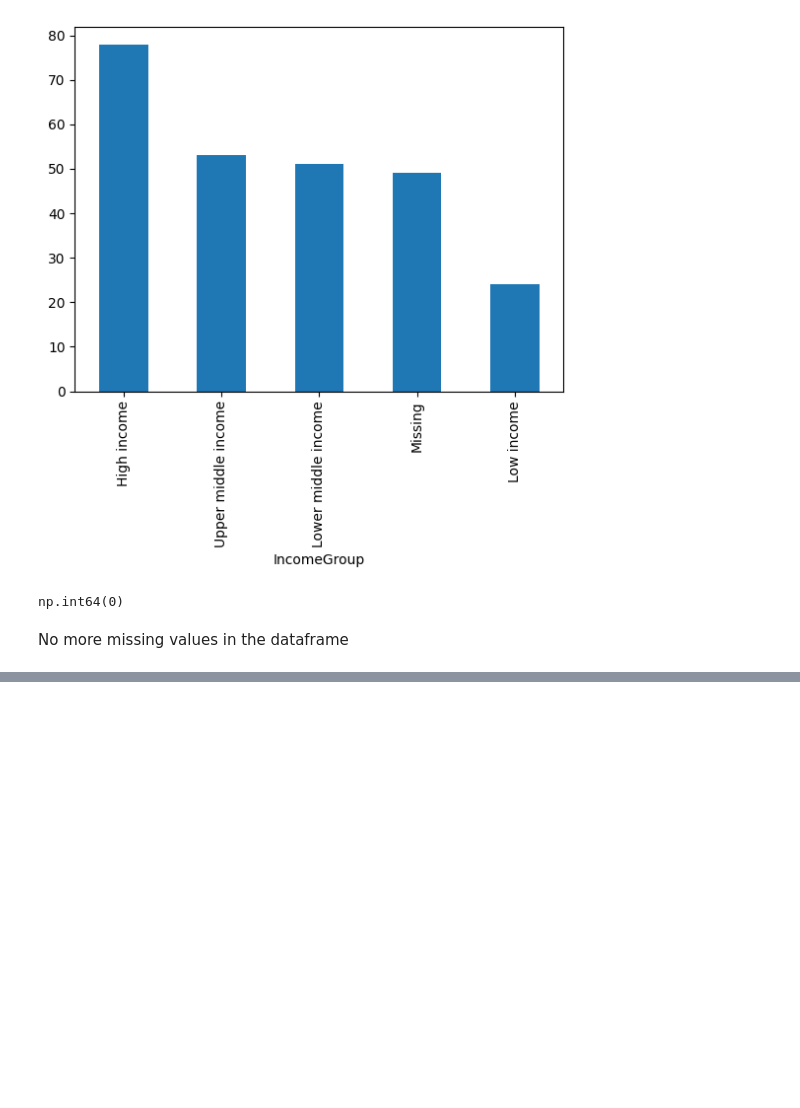
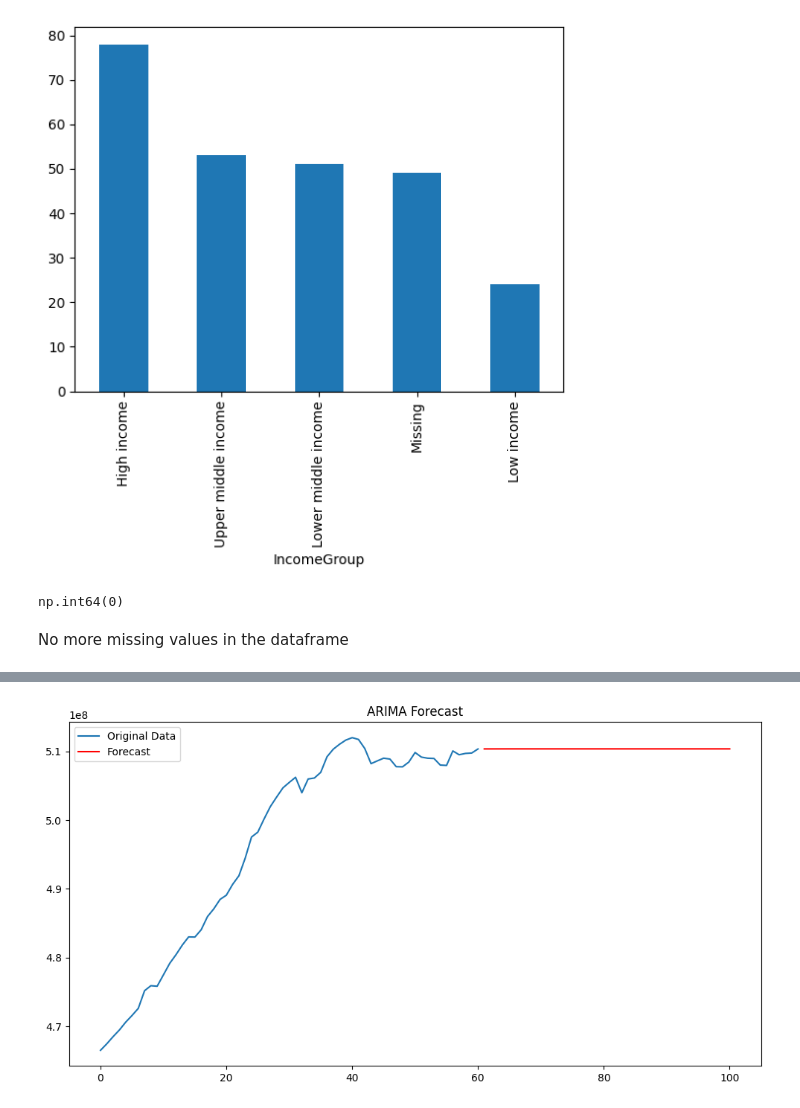
Before and after one commit to Aalok-Git/Python_Projects, a Jupyter notebook: Agricultural data/Agri_notebook.ipynb, the cells around one changed output, grey strips where cells are left out. Saved outputs shown, nothing was run; the diff lists cells and outputs as text; code cells hidden in the pictures; blank space fills up the shorter version.

```diff
--- a/Agricultural data/Agri_notebook.ipynb
+++ b/Agricultural data/Agri_notebook.ipynb
@@ -194,0 +396,14 @@ No more missing values in the dataframe
+# %%
+model = ARIMA(col_sum_series, order=(5, 1, 0))  # (p, d, q)
+model_fit = model.fit()
+
+forecast = model_fit.forecast(steps=40)
+
+plt.figure(figsize=(12, 6))
+plt.plot(col_sum_series, label='Original Data')
+plt.plot(np.arange(len(col_sum_series), len(col_sum_series) + 40), forecast, label='Forecast', color='red')
+plt.legend()
+plt.title('ARIMA Forecast')
+plt.show()
+# %% [output]
+[figure, added]
```
Also changed, not shown: parts of 22 cells of this notebook.
